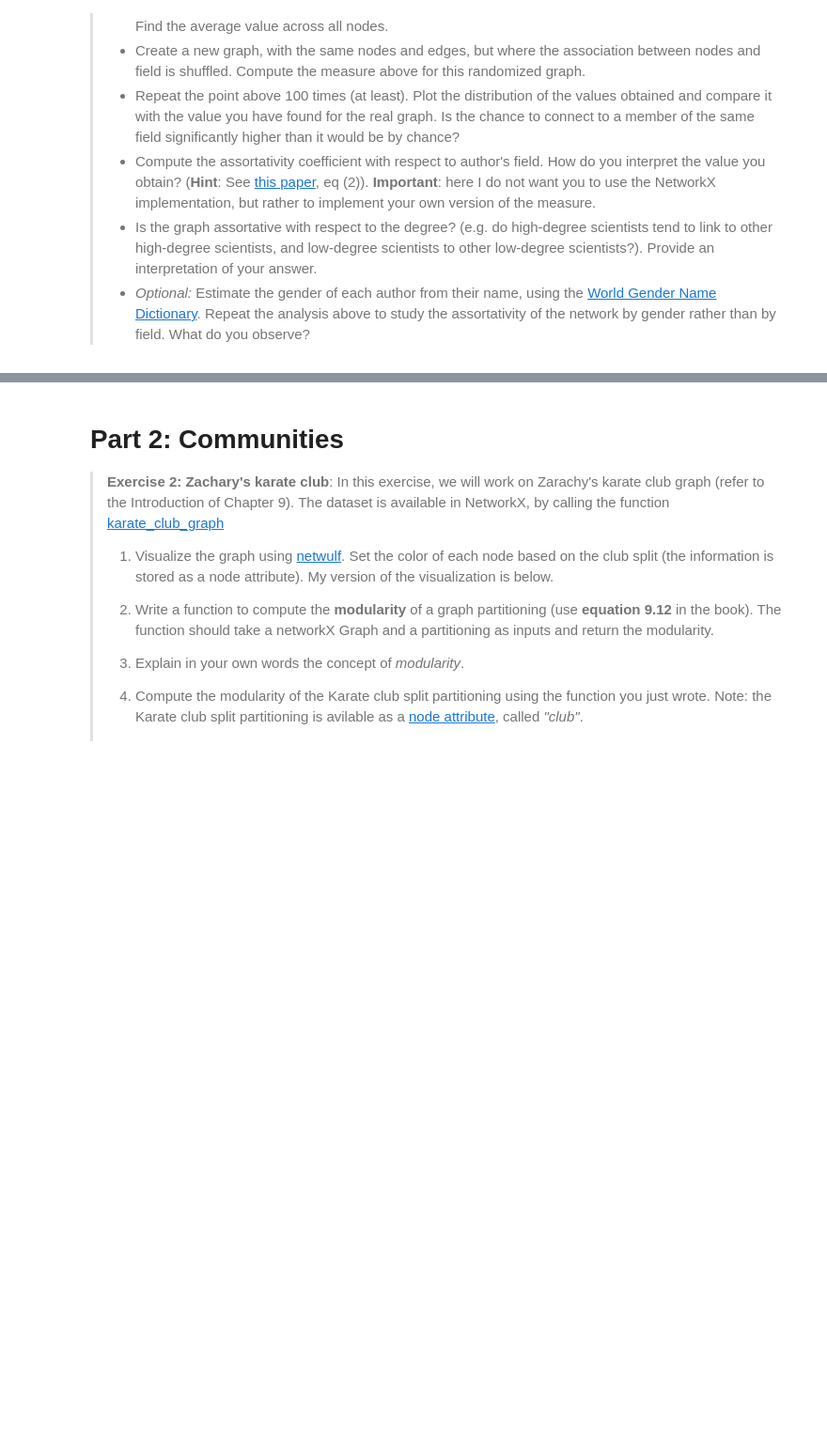
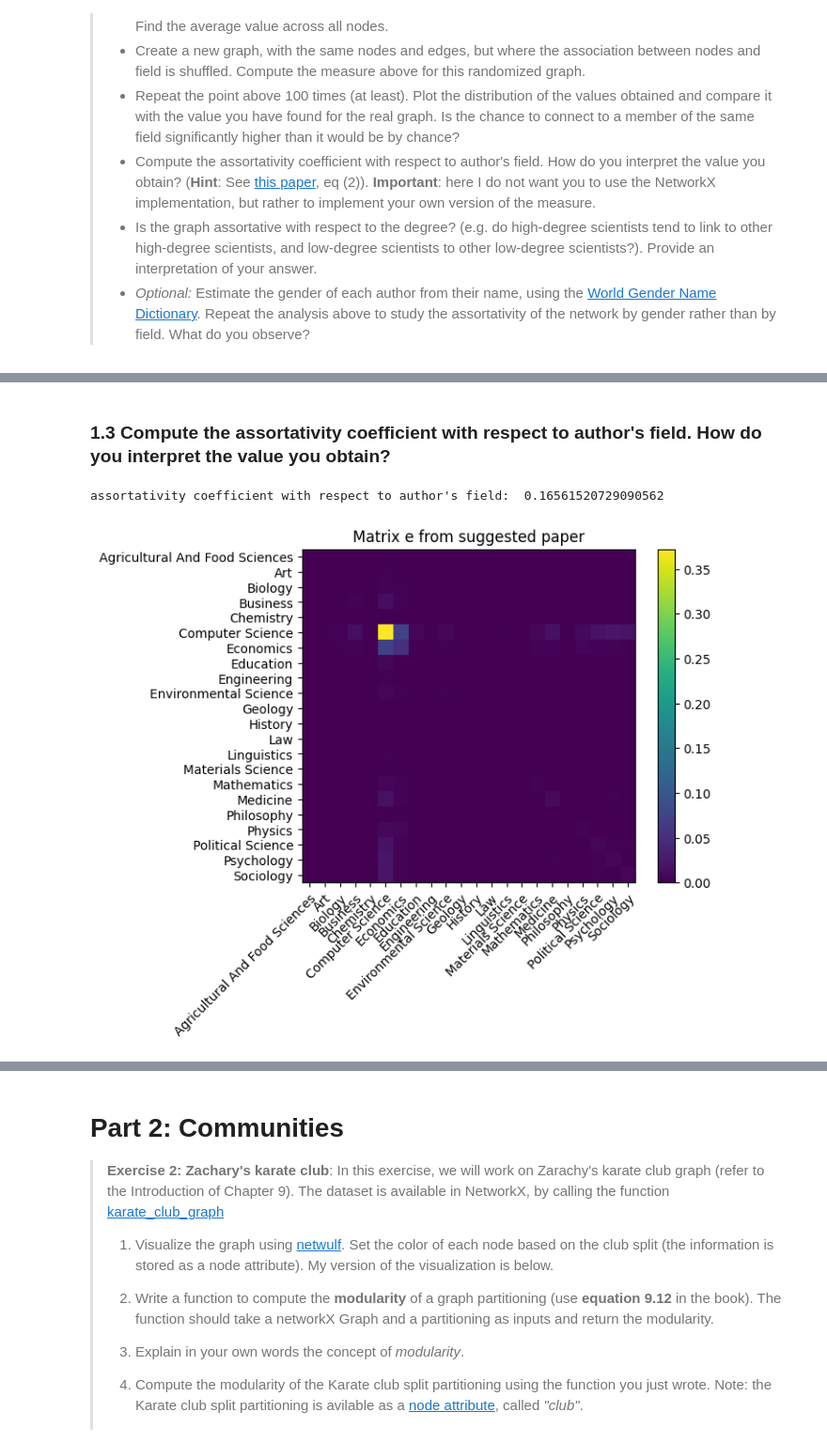
Before and after one commit to christian-kento-rasmussen/02467-Computational-Social-Science-projects, a Jupyter notebook: Assignment 2.ipynb, the cells around one changed output, grey strips where cells are left out. Shown at 94% size. Drawn from its saved outputs; the diff is of its cells as text; code cells hidden in the pictures; blank space fills up the shorter version.

```diff
--- a/Assignment 2.ipynb
+++ b/Assignment 2.ipynb
@@ -107,0 +144,47 @@ for i in range(n):
+# %% [markdown]
+### 1.3 Compute the assortativity coefficient with respect to author's field. How do you interpret the value you obtain?
+# %%
+# extracts all unique 'top_field' values from the network G and stores them in a list called 'uniqe_top_fields
+uniqe_top_fields = list(np.unique(list(node_fiels_dict.values())))
+node_fiels_dict = nx.get_node_attributes(G,'top_field')
+
+# creates a dictionary that maps each 'top_field' value to an index in the adjacency matrix 'e'.
+uniqe_top_fields_mapping = {uniqe_top_fields[i]: i for i in range(len(uniqe_top_fields)) }
+e = np.zeros((len(uniqe_top_fields),len(uniqe_top_fields)))
+
+# Calcultes the matrix e from equation 2 in the recommended paper.
+for node1, node2 in G.edges:
+    node1_field = node_fiels_dict.get(node1)
+    node1_field_index = uniqe_top_fields_mapping.get(node1_field)
+    node2_field = node_fiels_dict.get(node2)
+    node2_field_index = uniqe_top_fields_mapping.get(node2_field)
+
+    # adds 1 to the total number of edges between these two fields
+    e[node1_field_index, node2_field_index] += 1
+    e[node2_field_index, node1_field_index] += 1
+
+e /= (len(G.edges)*2)
+
+# computes the assortativity coefficient
+ass_coef = (np.trace(e) - np.sum(np.matmul(e,e))) / (1-np.sum(np.matmul(e,e)))
+print("assortativity coefficient with respect to author's field: ", ass_coef)
+
+# creates a plot to show the matrix e
+fig, ax = plt.subplots()
+im = ax.imshow(e)
+
+# Show all ticks and label them with the respective list entries
+ax.set_xticks(np.arange(len(uniqe_top_fields)), labels=uniqe_top_fields)
+ax.set_yticks(np.arange(len(uniqe_top_fields)), labels=uniqe_top_fields)
+plt.title('Matrix e from suggested paper')
+ax.figure.colorbar(im, ax=ax)
+
+
+# Rotate the tick labels and set their alignment.
+plt.setp(ax.get_xticklabels(), rotation=45, ha="right",
+         rotation_mode="anchor")
+
+plt.show()
+# %% [output]
+assortativity coefficient with respect to author's field:  0.16561520729090562
+[figure, added]
```
Also changed, not shown: parts of 71 cells of this notebook.
